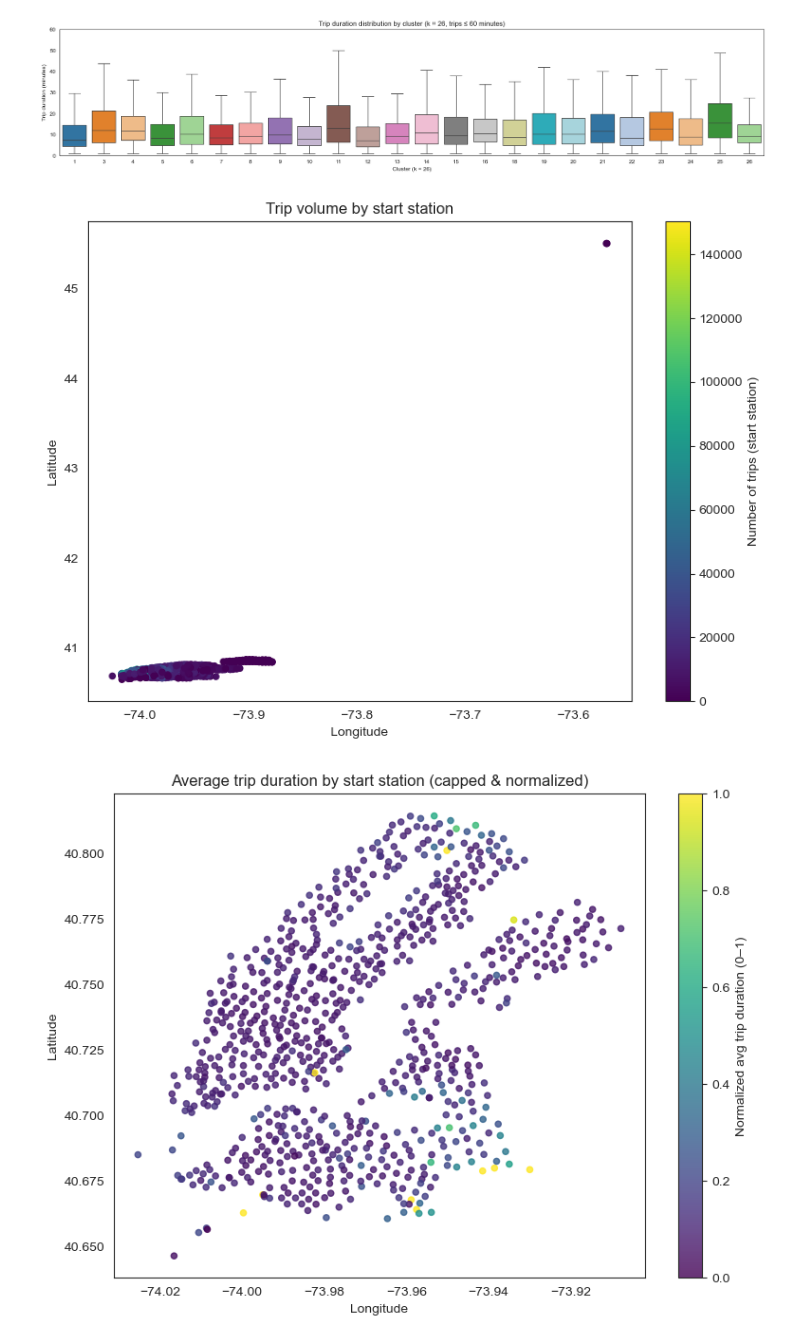
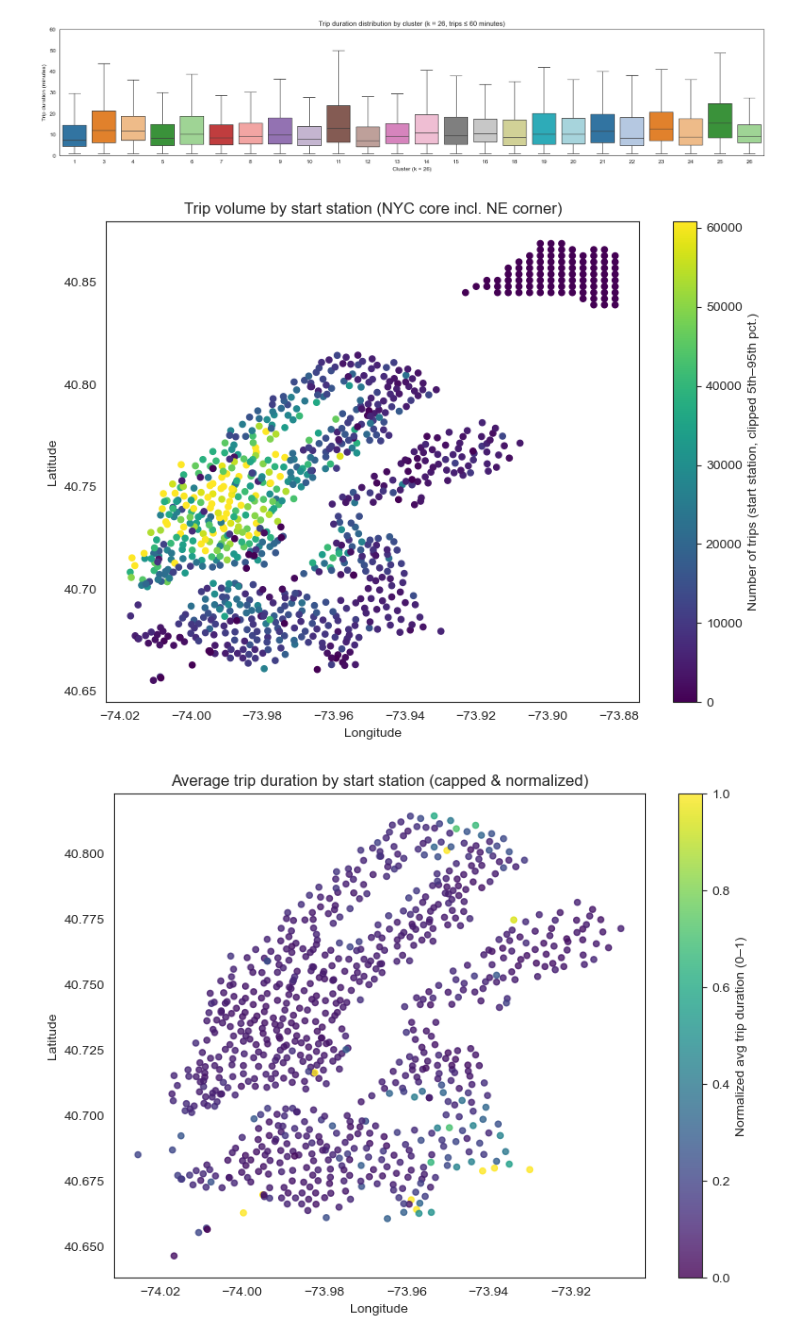
Before and after one commit to GermanButtiero/mobility, a Jupyter notebook: src/Data Analysis and Visualization 2.ipynb, the cells around one changed output. Drawn from its saved outputs; the diff is of its cells as text; code cells hidden in the pictures.

```diff
--- a/src/Data Analysis and Visualization 2.ipynb
+++ b/src/Data Analysis and Visualization 2.ipynb
@@ -621,37 +621,63 @@ Passing `palette` without assigning `hue` is deprecated and will be removed in v
   ax = sns.boxplot(
 [figure]
 # %%
-# 1) Trips per start station
+import numpy as np
+import matplotlib.pyplot as plt
+
+# --- 1. Trips per start station ---------------------------------------------
+
 trips_per_station = (
     data
     .groupby('start_station_id')
     .size()
     .reset_index(name='num_trips')
 )
 
-# 2) Join with station coordinates
-stations_vol = stations.merge(
-    trips_per_station,
-    on='start_station_id',
-    how='left'
-).fillna({'num_trips': 0})
+# --- 2. Join with station coordinates ---------------------------------------
+
+stations_vol = (
+    stations
+    .merge(trips_per_station, on='start_station_id', how='left')
+    .fillna({'num_trips': 0})
+)
+
+# --- 3. Keep NYC core *including* the NE corner -----------------------------
+# Same bounds as in the other plots: Manhattan + NE cluster, but no far outliers.
+
+core_mask = (
+    stations_vol['station_latitude'].between(40.65, 40.87) &
+    stations_vol['station_longitude'].between(-74.02, -73.88)
+)
+
+stations_vol_core = stations_vol[core_mask].copy()
+
+# --- 4. Clip colour scale so a few huge stations don't dominate -------------
+
+low, high = stations_vol_core['num_trips'].quantile([0.05, 0.95])
+stations_vol_core['num_trips_clipped'] = stations_vol_core['num_trips'].clip(low, high)
+
+# --- 5. Plot ----------------------------------------------------------------
 
 plt.figure(figsize=(8, 6))
+
 sc = plt.scatter(
-    stations_vol['station_longitude'],
-    stations_vol['station_latitude'],
-    c=stations_vol['num_trips'],
+    stations_vol_core['station_longitude'],
+    stations_vol_core['station_latitude'],
+    c=stations_vol_core['num_trips_clipped'],   # clipped volumes for colour
     s=20,
     cmap='viridis'
 )
-plt.colorbar(sc, label='Number of trips (start station)')
+
+cbar = plt.colorbar(sc)
+cbar.set_label('Number of trips (start station, clipped 5th–95th pct.)')
+
 plt.xlabel('Longitude')
 plt.ylabel('Latitude')
-plt.title('Trip volume by start station')
+plt.title('Trip volume by start station (NYC core incl. NE corner)')
 plt.tight_layout()
 plt.show()
 # %% [output]
-[figure, old version]
+[figure, new version]
 # %%
 from sklearn.preprocessing import MinMaxScaler
 from scipy import stats
```
Also changed, not shown: parts of 5 cells of this notebook.
